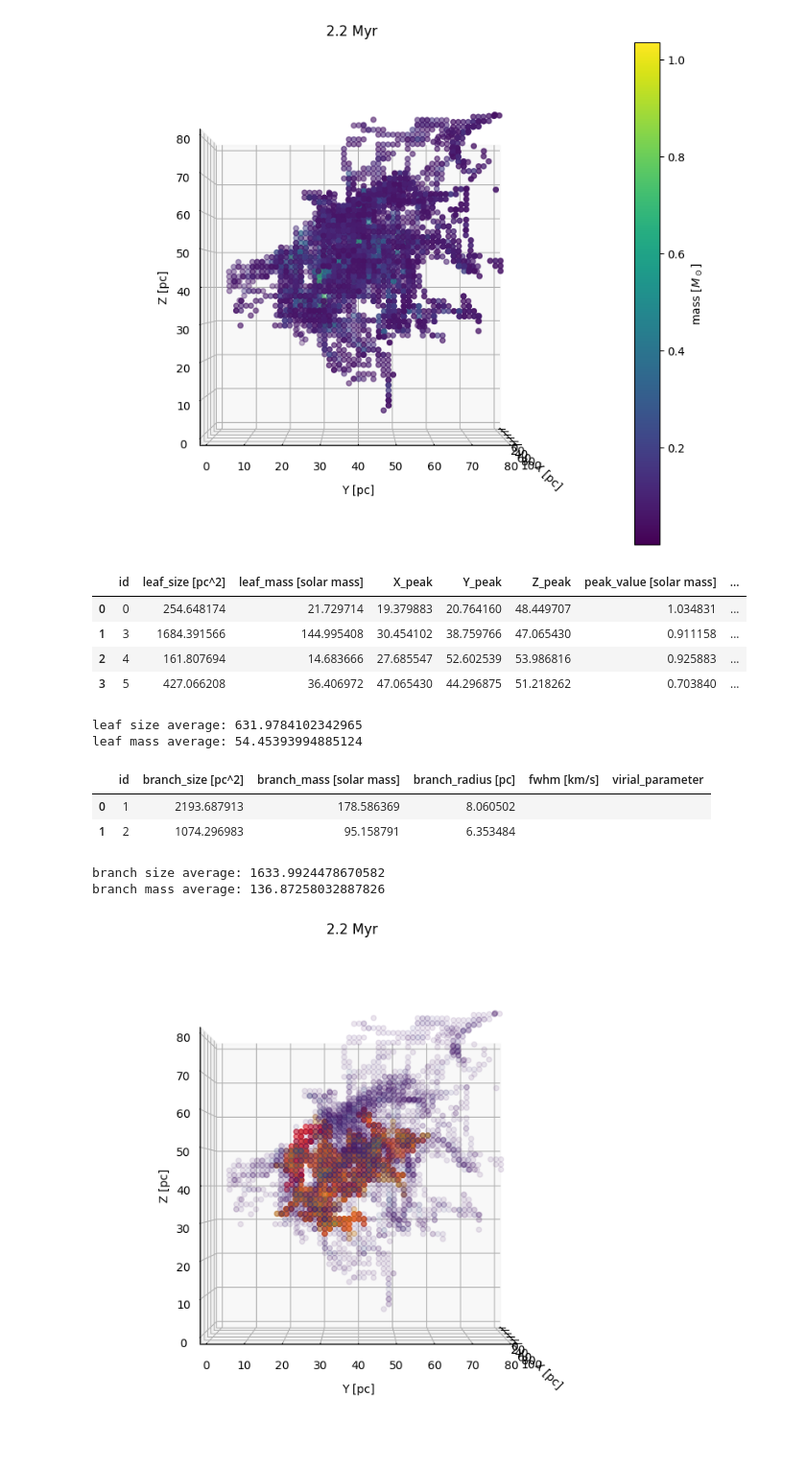
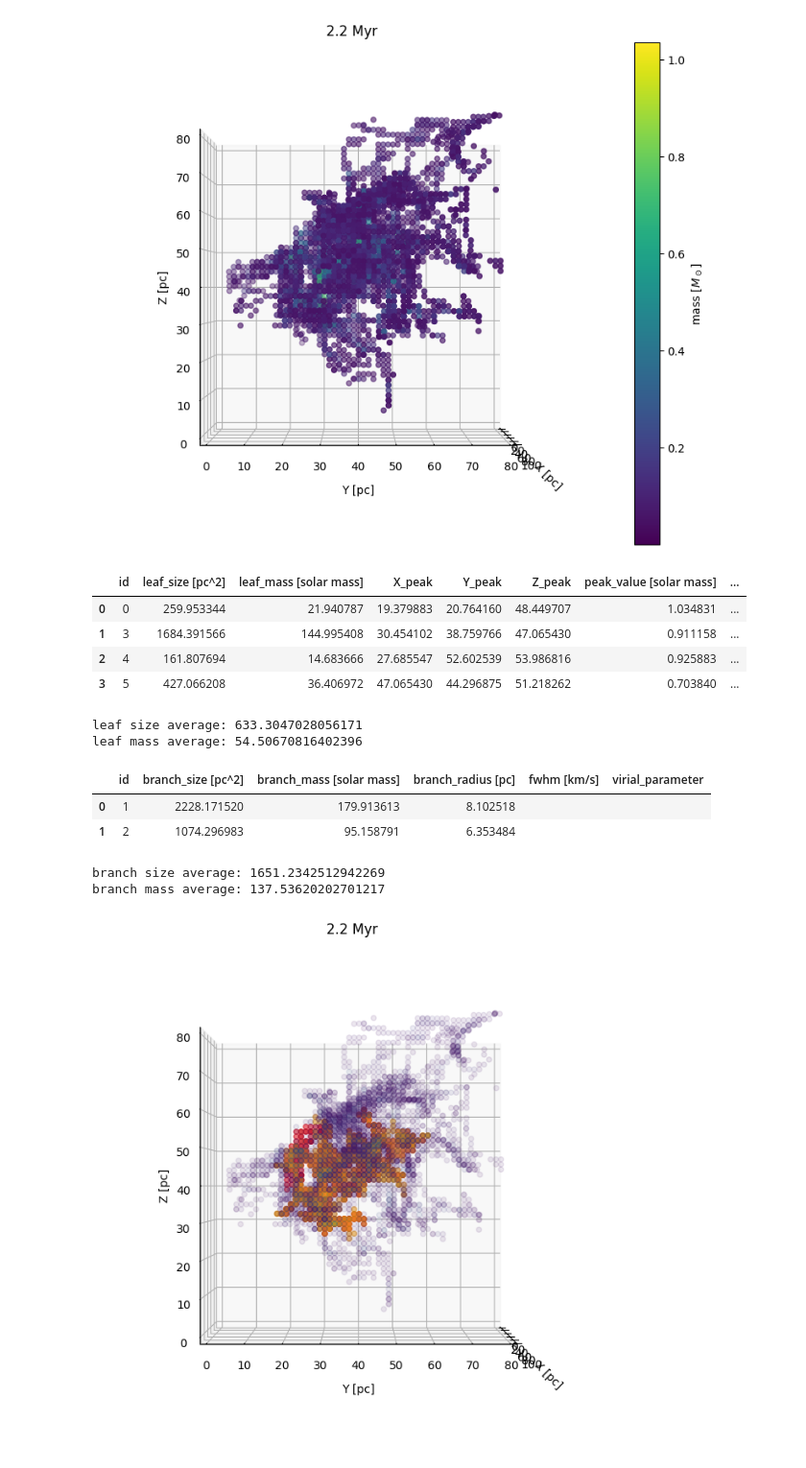
Before and after one commit to kotora260/StarGen, a Jupyter notebook: analysis_mass_ppp/dendro3D_2800.ipynb, the cells around one changed output. Shown at 96% size. Saved outputs shown, nothing was run; the diff lists cells and outputs as text; code cells hidden in the pictures.

```diff
--- a/analysis_mass_ppp/dendro3D_2800.ipynb
+++ b/analysis_mass_ppp/dendro3D_2800.ipynb
@@ -90,8 +104,8 @@ invalid escape sequence '\o'
 # %%
 # compute dendrogram
 
-min_value = 0.1
-min_delta = 0.01
+min_value = 5 * np.std(m)
+min_delta = np.std(m)
 min_npix = 50
 
 dendro = Dendrogram.compute(m, min_value=min_value, min_delta=min_delta, min_npix=min_npix)
@@ -175,53 +189,52 @@ print('branch mass average:', branch_mass_ave)
 #print('branch virial parameter average:', branch_vir_ave)
 # %% [output]
 |  | id | leaf_size [pc^2] | leaf_mass [solar mass] | X_peak | Y_peak | Z_peak | peak_value [solar mass] | ... |
-| 0 | 0 | 254.648174 | 21.729714 | 19.379883 | 20.764160 | 48.449707 | 1.034831 | ... |
+| 0 | 0 | 259.953344 | 21.940787 | 19.379883 | 20.764160 | 48.449707 | 1.034831 | ... |
 | 1 | 3 | 1684.391566 | 144.995408 | 30.454102 | 38.759766 | 47.065430 | 0.911158 | ... |
 | 2 | 4 | 161.807694 | 14.683666 | 27.685547 | 52.602539 | 53.986816 | 0.925883 | ... |
 | 3 | 5 | 427.066208 | 36.406972 | 47.065430 | 44.296875 | 51.218262 | 0.703840 | ... |
-leaf size average: 631.9784102342965
-leaf mass average: 54.45393994885124
+leaf size average: 633.3047028056171
+leaf mass average: 54.50670816402396
 |  | id | branch_size [pc^2] | branch_mass [solar mass] | branch_radius [pc] | fwhm [km/s] | virial_parameter |
-| 0 | 1 | 2193.687913 | 178.586369 | 8.060502 |  |  |
+| 0 | 1 | 2228.171520 | 179.913613 | 8.102518 |  |  |
 | 1 | 2 | 1074.296983 | 95.158791 | 6.353484 |  |  |
-branch size average: 1633.9924478670582
-branch mass average: 136.87258032887826
+branch size average: 1651.2342512942269
+branch mass average: 137.53620202701217
 # %%
 # plot the contour
 
 fig = plt.figure(figsize=(10, 8))
 ax = fig.add_subplot(111, projection='3d')
 ax.set_box_aspect((1,1,1))
 
 for i, structure_index in enumerate(leaf_indices):
     structure = dendro[structure_index]
     mask = structure.get_mask()
     indices = np.where(mask)
     ax.scatter(indices[0] * hx, indices[2] * hy, indices[1] * hz, color='red', alpha=0.5)
 for j, structure_index in enumerate(branch_indices):
     structure = dendro[structure_index]
     mask = structure.get_mask()
     indices = np.where(mask)
-    ax.scatter(indices[0] * hx, indices[2] * hy, indices[1] * hz, color='orange', alpha=0.3)
-
+    ax.scatter(indices[0] * hx, indices[2] * hy, indices[1] * hz, color='orange', alpha=0.5)
 
 ax.scatter(leaf_feature['X_peak'], leaf_feature['Y_peak'], leaf_feature['Z_peak'], marker='x', color='black')
 
 scatter = ax.scatter(x_filtered, z_filtered, y_filtered, c=gas_mass_filtered, cmap=colormap, norm=norm, alpha=0.1)
 
 ax.set_xlim3d(0, 100)
 ax.set_ylim3d(0, 80)
 ax.set_zlim3d(0, 80)
 
 ax.view_init(0, 0)
 
 plt.title("2.2 Myr")
 
 X = ax.set_xlabel('X [pc]', labelpad=10)
 Y = ax.set_ylabel('Y [pc]', labelpad=10)
 Z = ax.set_zlabel('Z [pc]', labelpad=3)
 # %% [output]
-[figure, old version]
+[figure, new version]
 # %%
 # plot by plotly
 
```
Also changed, not shown: parts of 2 cells of this notebook, 2 other files.
